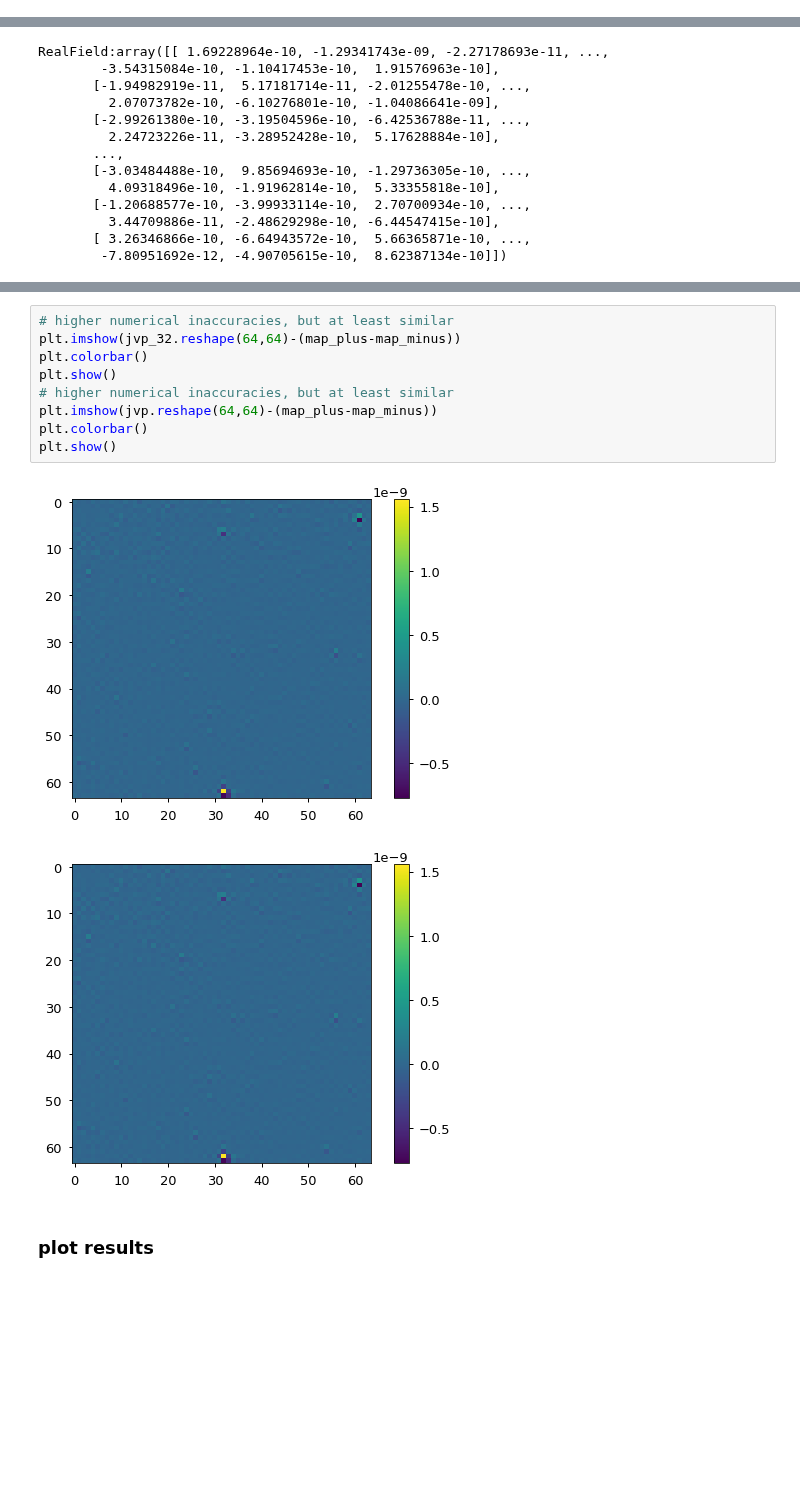
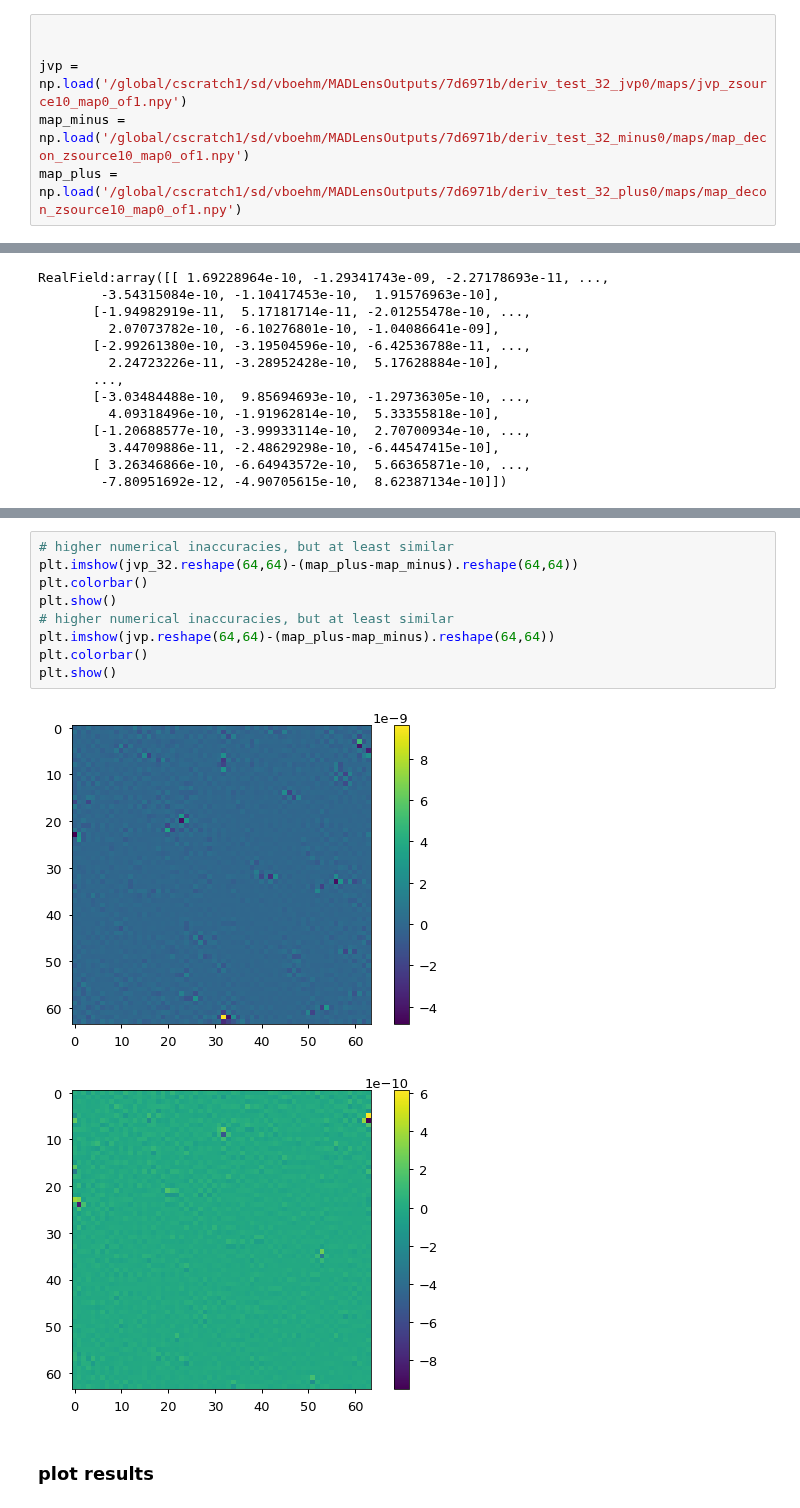
Before and after one commit to VMBoehm/MADLens, a Jupyter notebook: notebooks/PlotResults-publications.ipynb, the cells around one changed output, grey strips where cells are left out. Cells and saved outputs as stored; diff of their text form; blank space fills up the shorter version.

```diff
--- a/notebooks/PlotResults-publications.ipynb
+++ b/notebooks/PlotResults-publications.ipynb
@@ -601,3 +597,9 @@ np.mean(map_orig-map_mod), np.std(map_orig-map_mod)
+# %%
+
+
+jvp = np.load('/global/cscratch1/sd/vboehm/MADLensOutputs/7d6971b/deriv_test_32_jvp0/maps/jvp_zsource10_map0_of1.npy')
+map_minus = np.load('/global/cscratch1/sd/vboehm/MADLensOutputs/7d6971b/deriv_test_32_minus0/maps/map_decon_zsource10_map0_of1.npy')
+map_plus = np.load('/global/cscratch1/sd/vboehm/MADLensOutputs/7d6971b/deriv_test_32_plus0/maps/map_decon_zsource10_map0_of1.npy')
 # %%
 plt.imshow(jvp.reshape(64,64))
 plt.colorbar()
@@ -654,15 +656,15 @@ plt.show()
 # %%
 # higher numerical inaccuracies, but at least similar
-plt.imshow(jvp_32.reshape(64,64)-(map_plus-map_minus))
+plt.imshow(jvp_32.reshape(64,64)-(map_plus-map_minus).reshape(64,64))
 plt.colorbar()
 plt.show()
 # higher numerical inaccuracies, but at least similar
-plt.imshow(jvp.reshape(64,64)-(map_plus-map_minus))
+plt.imshow(jvp.reshape(64,64)-(map_plus-map_minus).reshape(64,64))
 plt.colorbar()
 plt.show()
 # %% [output]
-[figure, old version]
+[figure, new version]
-[figure, old version]
+[figure, new version]
 # %% [markdown]
 ### plot results
 # %%
```
Also changed, not shown: parts of 5 cells of this notebook, 2 other files.
